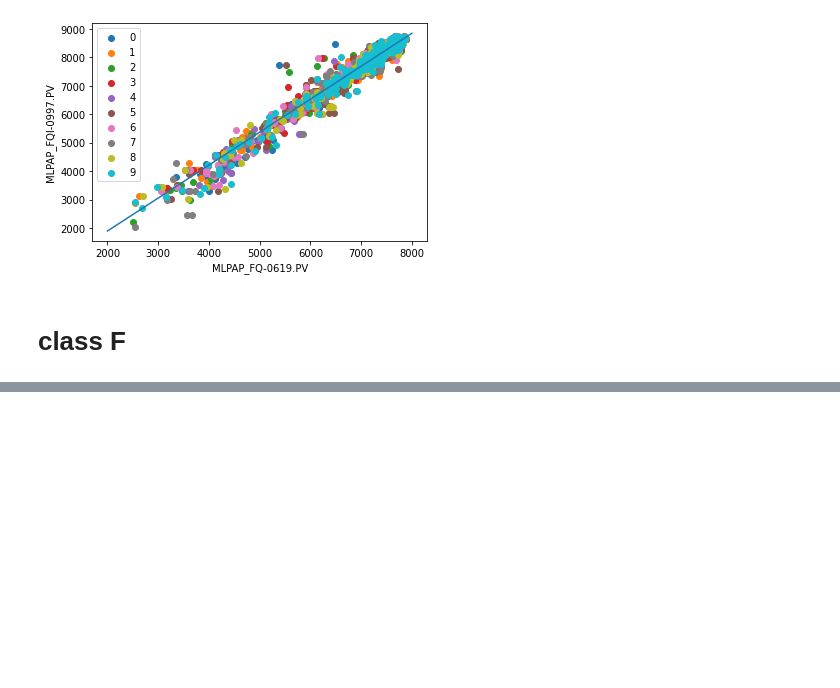
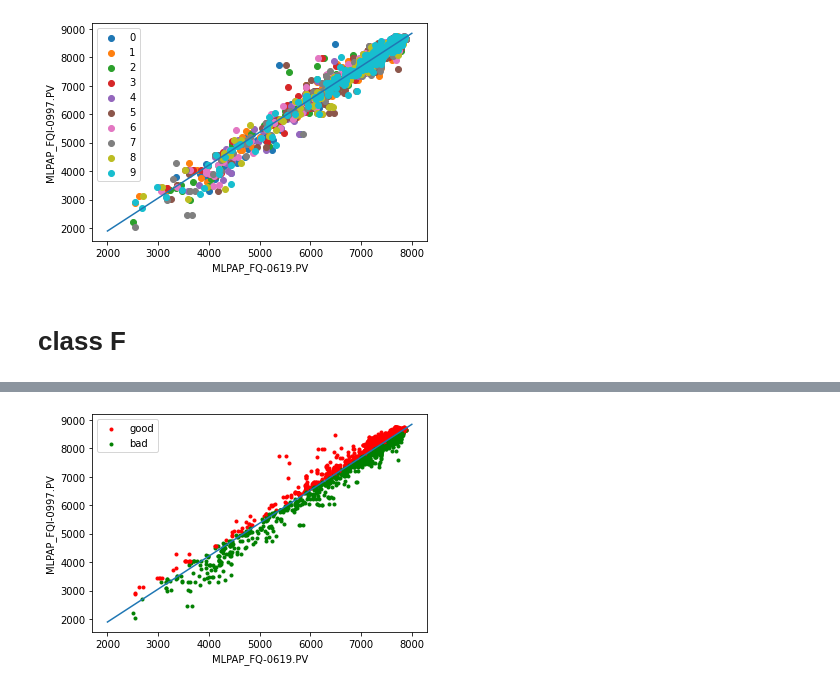
Before and after one commit to skywalker0803r/pa_0510, a Jupyter notebook: notebook/lstsq_algorithm.ipynb, the cells around one changed output, grey strips where cells are left out. Cells and saved outputs as stored; diff of their text form; code cells hidden in the pictures; blank space fills up the shorter version.

```diff
--- a/notebook/lstsq_algorithm.ipynb
+++ b/notebook/lstsq_algorithm.ipynb
@@ -121,0 +143,3 @@ r2_score(y,y_hat)
+# %%
+df['Unit_consumption'] = df[x_col[0]].values/df[y_col[0]].values
+df[['Unit_consumption']].sample(5)
@@ -121,0 +153,20 @@ r2_score(y,y_hat)
+# %%
+x = np.linspace(2000,8000,1000)
+y = x*wm+bm
+plt.plot(x,y)
+for i in range(10):
+  d = df.sample(1000,random_state=i)
+  good = d[d['Unit_consumption'] < uc_criteria]
+  bad = d[d['Unit_consumption'] > uc_criteria]
+  if i == 0:
+    plt.scatter(good[x_col[0]].values,good[y_col[0]].values,color='red',marker='.',label='good')
+    plt.scatter(bad[x_col[0]].values,bad[y_col[0]].values,color='green',marker='.',label='bad')
+  else:
+    plt.scatter(good[x_col[0]].values,good[y_col[0]].values,color='red',marker='.')
+    plt.scatter(bad[x_col[0]].values,bad[y_col[0]].values,color='green',marker='.')
+plt.xlabel(x_col[0])
+plt.ylabel(y_col[0])
+plt.legend()
+plt.show()
+# %% [output]
+[figure, added]
```
Also changed, not shown: parts of 6 cells of this notebook.
